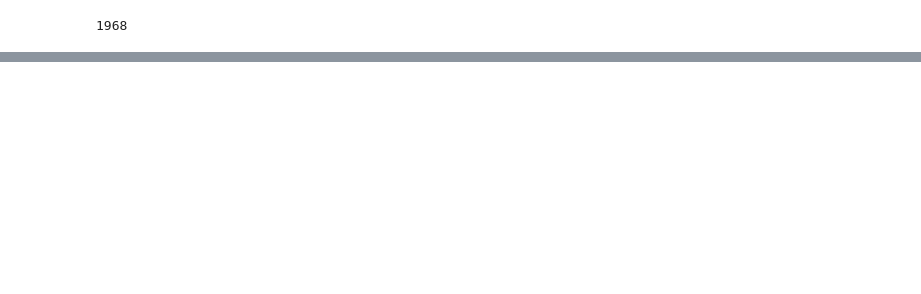
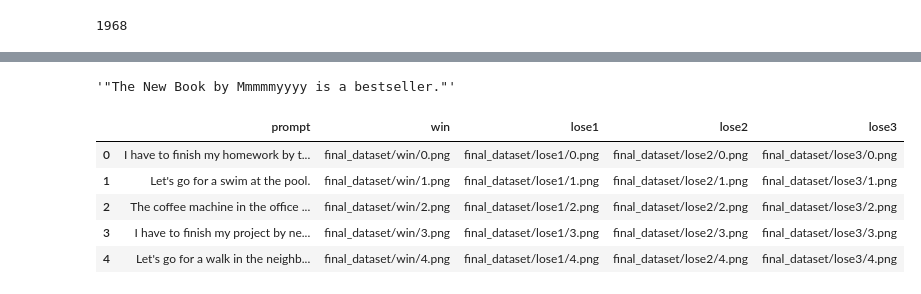
Before and after one commit to pulkit48/Text_rendering_project, a Jupyter notebook: final_dataset_gen.ipynb, the cells around one changed output, grey strips where cells are left out. Saved outputs shown, nothing was run; the diff lists cells and outputs as text; code cells hidden in the pictures; blank space fills up the shorter version.

```diff
--- a/final_dataset_gen.ipynb
+++ b/final_dataset_gen.ipynb
@@ -2026,7 +2047,7 @@ def paste_multiline_text(text, margin=20):
 # Main logic
 # prompt_list = ["Sample text 1", "Sample text 2", "Another example", "Try something new"]
 prompt_list1 = []
-image1_list, image2_list = [], []
+image1_list, image2_list,image3_list,image4_list = [], [],[],[]
 st = set()
 distortion_list = [replace_with_random_chars, scramble_words, repeat_chars, drop_chars, shuffle_chars]
 
@@ -2047,22 +2068,30 @@ while len(prompt_list1) < 10:
     if(text==modified_text):
         continue
     image2= paste_multiline_text(modified_text, margin=20)
+    image3= paste_multiline_text(modified_text, margin=20)
+    image4= paste_multiline_text(modified_text, margin=20)
 
     if image1 is not None and image2 is not None:
         prompt_list1.append(text)
         image1_list.append(image1)
         image2_list.append(image2)
+        image3_list.append(image3)
+        image4_list.append(image4)
 # %%
 import pandas as pd
 win_path=[]
-lose_path=[]
+lose_path1,lose_path2,lose_path3=[],[],[]
 ind=0
-for prompt,win,lose in zip(prompt_list1,image1_list,image2_list):
-    win_path.append(f"win/{ind}.png")
-    lose_path.append(f"lose/{ind}.png")
-    win.save(f"win/{ind}.png")
-    lose.save(f"lose/{ind}.png")
+for prompt,win,lose1,lose2,lose3 in zip(prompt_list1,image1_list,image2_list,image3_list,image4_list):
+    win_path.append(f"final_dataset/win/{ind}.png")
+    lose_path1.append(f"final_dataset/lose1/{ind}.png")
+    lose_path2.append(f"final_dataset/lose2/{ind}.png")
+    lose_path3.append(f"final_dataset/lose3/{ind}.png")
+    win.save(f"final_dataset/win/{ind}.png")
+    lose1.save(f"final_dataset/lose1/{ind}.png")
+    lose2.save(f"final_dataset/lose2/{ind}.png")
+    lose3.save(f"final_dataset/lose3/{ind}.png")
     ind+=1
 
-df=pd.DataFrame({"prompt":prompt_list1,"win":win_path,"lose":lose_path})
-df.to_csv('final_dataset.csv',index=False)
+df=pd.DataFrame({"prompt":prompt_list1,"win":win_path,"lose1":lose_path1,"lose2":lose_path2,"lose3":lose_path3})
+# df.to_csv('final_dataset.csv',index=False)
@@ -2068,0 +2130,14 @@ df.to_csv('final_dataset.csv',index=False)
+# %%
+outputs=outputs.replace(temp_prompt,"")
+outputs
+# %% [output]
+'"The New Book by Mmmmmyyyy is a bestseller."'
+# %%
+df.head()
+# %% [output]
+|  | prompt | win | lose1 | lose2 | lose3 |
+| 0 | I have to finish my homework by t... | final_dataset/win/0.png | final_dataset/lose1/0.png | final_dataset/lose2/0.png | final_dataset/lose3/0.png |
+| 1 | Let's go for a swim at the pool. | final_dataset/win/1.png | final_dataset/lose1/1.png | final_dataset/lose2/1.png | final_dataset/lose3/1.png |
+| 2 | The coffee machine in the office ... | final_dataset/win/2.png | final_dataset/lose1/2.png | final_dataset/lose2/2.png | final_dataset/lose3/2.png |
+| 3 | I have to finish my project by ne... | final_dataset/win/3.png | final_dataset/lose1/3.png | final_dataset/lose2/3.png | final_dataset/lose3/3.png |
+| 4 | Let's go for a walk in the neighb... | final_dataset/win/4.png | final_dataset/lose1/4.png | final_dataset/lose2/4.png | final_dataset/lose3/4.png |
```
Also changed, not shown: parts of 20 cells of this notebook.
